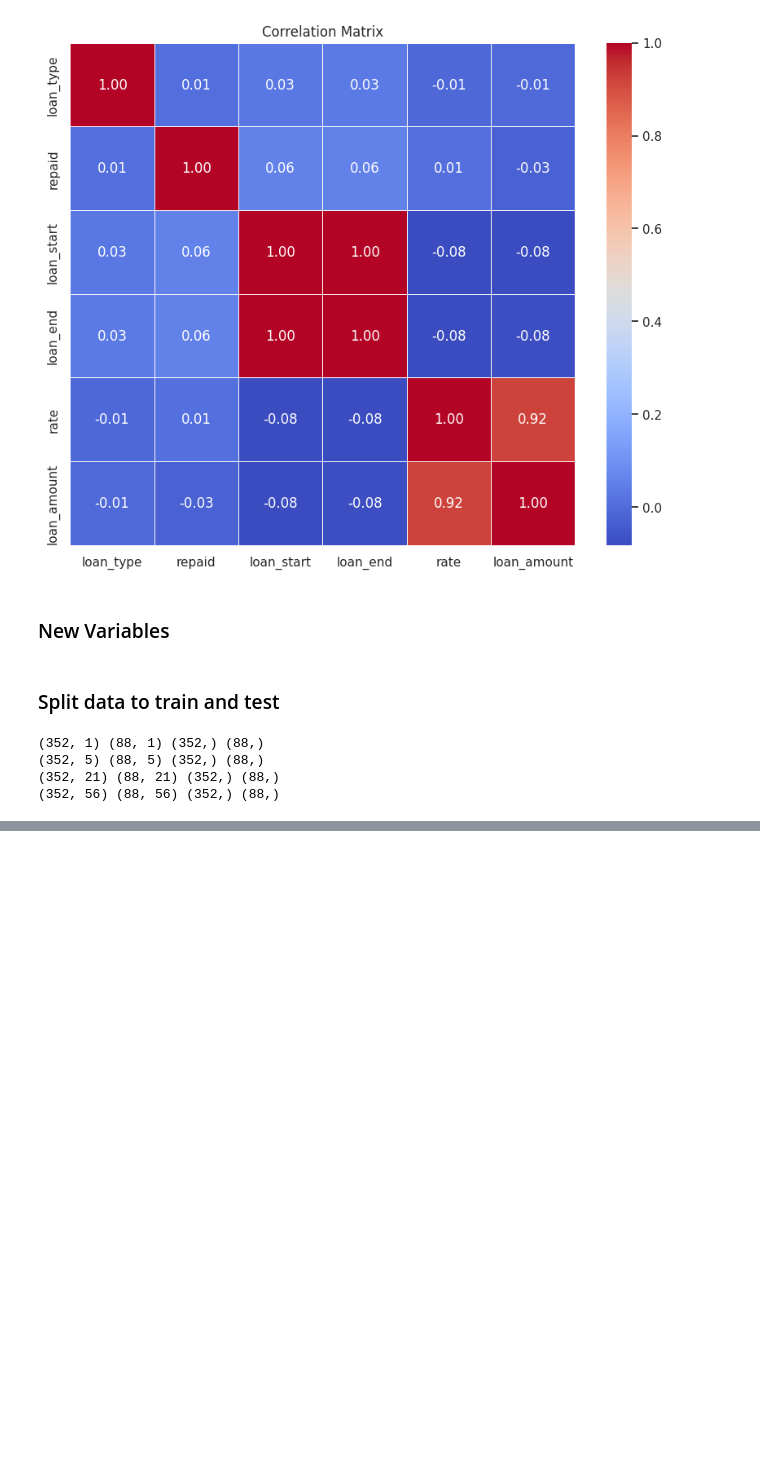
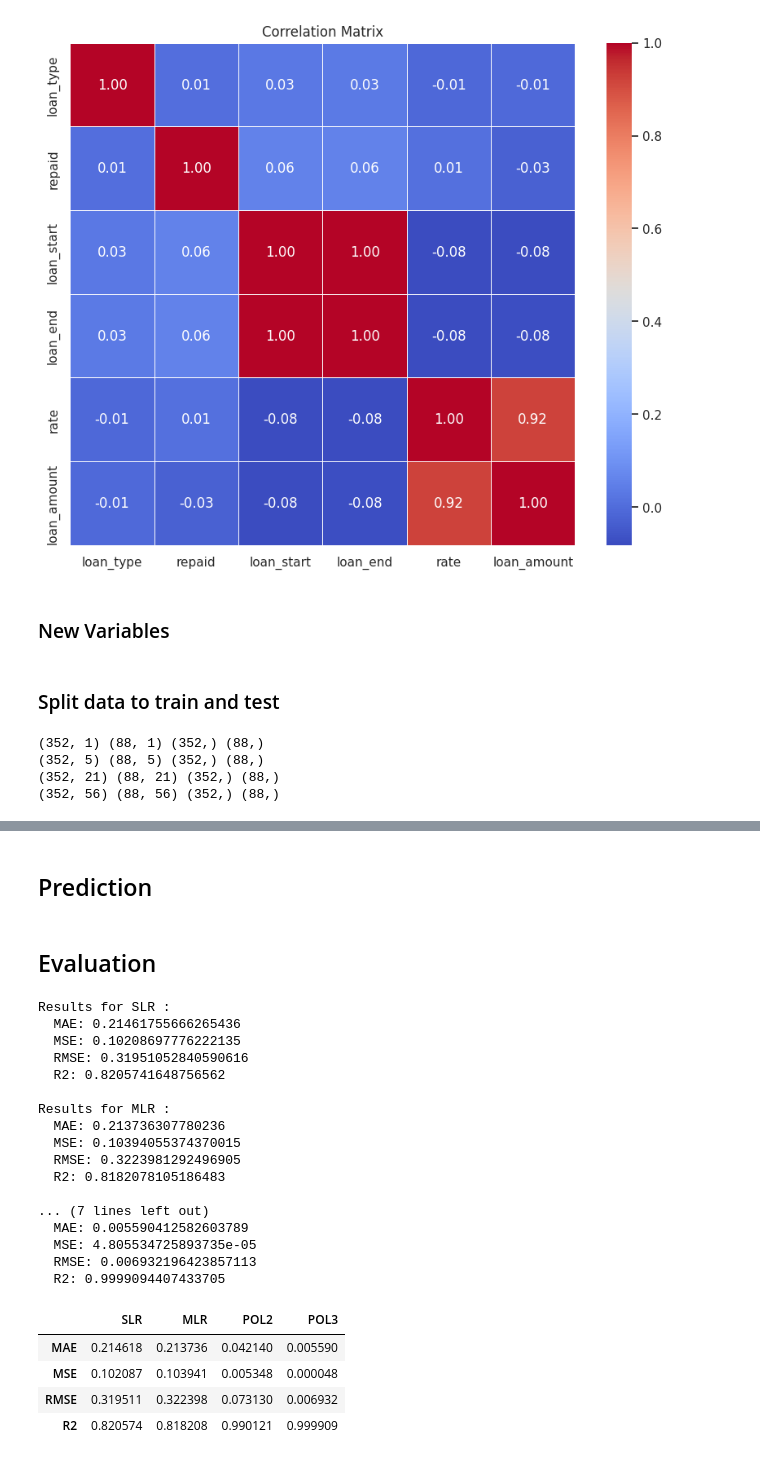
Before and after one commit to monakeshvari/Loan-Prediction-Model, a Jupyter notebook: Loan_amount_paid_predictor.ipynb, the cells around one changed output, grey strips where cells are left out. Drawn from its saved outputs; the diff is of its cells as text; code cells hidden in the pictures; blank space fills up the shorter version.

Commit message:
Modeling & Prediction & Evaluation

```diff
--- a/Loan_amount_paid_predictor.ipynb
+++ b/Loan_amount_paid_predictor.ipynb
@@ -580,0 +602,70 @@ print(X_train_POL3.shape, X_test_POL3.shape, y_train_POL3.shape, y_test_POL3.sha
+# %% [markdown]
+## Prediction
+# %%
+# Predictions from models
+y_pred_SLR = model_SLR.predict(X_test_SLR)
+y_pred_MLR = model_MLR.predict(X_test_MLR)
+y_pred_POL2 = model_pol2.predict(X_test_POL2)
+y_pred_POL3= model_pol3.predict(X_test_POL3)
+
+# Dictionary of models and their corresponding predictions and test data
+models_predictions = {
+    'SLR' : (y_pred_SLR, y_test_SLR),
+    'MLR' : (y_pred_MLR, y_test_MLR),
+    'POL2' : (y_pred_POL2, y_test_POL2),
+    'POL3' : (y_pred_POL3, y_test_POL3)
+}
+# %% [markdown]
+## Evaluation
+# %%
+from sklearn.metrics import mean_absolute_error, mean_squared_error, r2_score
+
+# Evaluation Function
+def evaluation(y_pred, y_test):
+  mae = mean_absolute_error(y_pred, y_test)
+  mse = mean_squared_error(y_pred, y_test)
+  rmse = mean_squared_error(y_pred, y_test, squared=False)
+  r2 = r2_score(y_pred, y_test)
+  return mae, mse, rmse, r2
+
+# Dictionary to store evaluation results
+evaluation_results = {}
+
+# Evaluate and store the results
+for model_name, (y_pred, y_test) in models_predictions.items():
+  evaluation_results[model_name] = evaluation(y_pred, y_test)
+# %%
+# print evaluation results
+for model_name, (mae, mse, rmse, r2) in evaluation_results.items():
+  print(f'Results for {model_name} : ')
+  print(f"  MAE: {mae}")
+  print(f"  MSE: {mse}")
+  print(f"  RMSE: {rmse}")
+  print(f"  R2: {r2}\n")
+
+# Convert evaluation results to dataframe
+result_pd = pd.DataFrame(evaluation_results, index=['MAE', 'MSE', 'RMSE', 'R2'])
+result_pd
+# %% [output]
+Results for SLR :
+  MAE: 0.21461755666265436
+  MSE: 0.10208697776222135
+  RMSE: 0.31951052840590616
+  R2: 0.8205741648756562
+
+Results for MLR :
+  MAE: 0.213736307780236
+  MSE: 0.10394055374370015
+  RMSE: 0.3223981292496905
+  R2: 0.8182078105186483
+
+... (7 lines left out)
+  MAE: 0.005590412582603789
+  MSE: 4.805534725893735e-05
+  RMSE: 0.006932196423857113
+  R2: 0.9999094407433705
+|  | SLR | MLR | POL2 | POL3 |
+| MAE | 0.214618 | 0.213736 | 0.042140 | 0.005590 |
+| MSE | 0.102087 | 0.103941 | 0.005348 | 0.000048 |
+| RMSE | 0.319511 | 0.322398 | 0.073130 | 0.006932 |
+| R2 | 0.820574 | 0.818208 | 0.990121 | 0.999909 |
```
Also changed, not shown: parts of 7 cells of this notebook.
